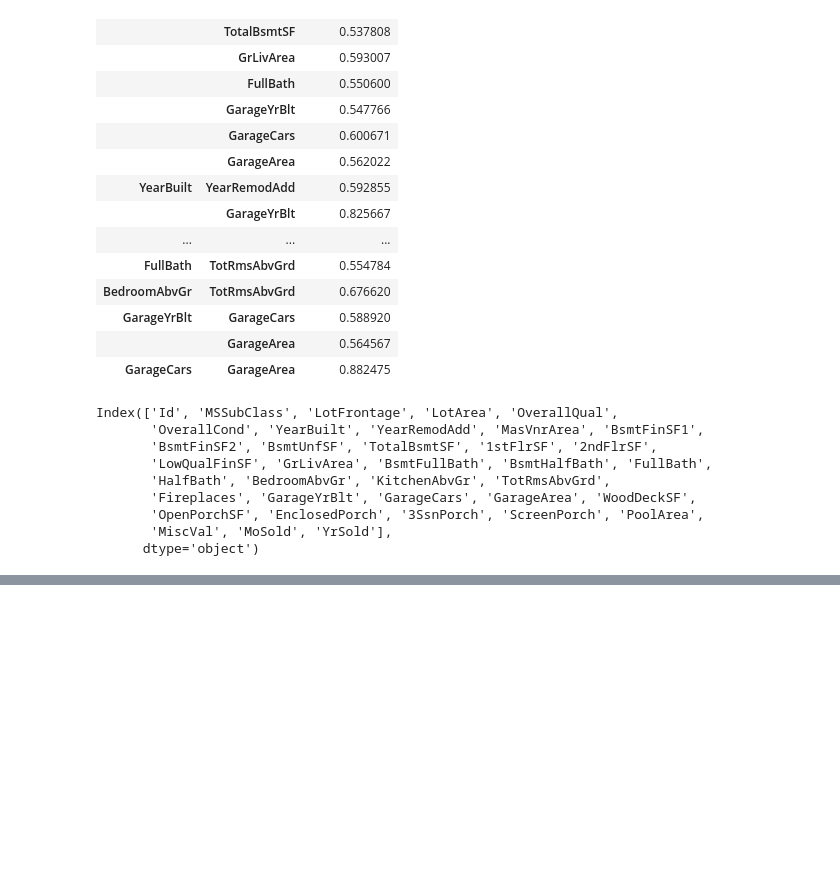
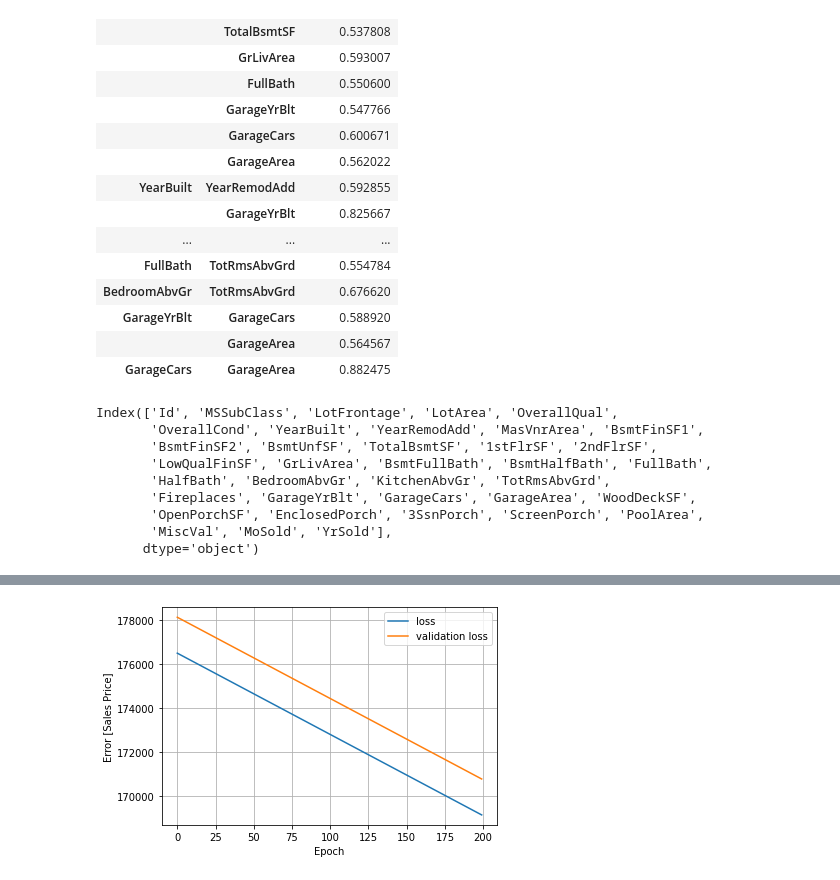
Before and after one commit to jaykye/HousePricePrediction, a Jupyter notebook: explore.ipynb, the cells around one changed output, grey strips where cells are left out. Cells and saved outputs as stored; diff of their text form; code cells hidden in the pictures; blank space fills up the shorter version.

Commit message:
added sv lr model.

```diff
--- a/explore.ipynb
+++ b/explore.ipynb
@@ -115,0 +133,6 @@ Index(['Id', 'MSSubClass', 'LotFrontage', 'LotArea', 'OverallQual',
+# %%
+svmodel = tf.keras.models.Sequential([
+    normalizer,
+    Dense(units=1)
+])
+svmodel.summary()
@@ -115,0 +152,29 @@ Index(['Id', 'MSSubClass', 'LotFrontage', 'LotArea', 'OverallQual',
+# %%
+svmodel.compile(
+    optimizer = tf.optimizers.Adam(learning_rate = 1),
+    loss='MAE')
+history = svmodel.fit(
+                ovq,
+                target,
+                epochs= 200,
+                verbose=0,
+                validation_split =0.2)
+# %%
+training_hist = pd.DataFrame.from_dict(history.history, orient='columns')
+training_hist.index.name = 'epoch'
+# %%
+def plot_training_hist(training_hist):
+    '''
+    training_hist: Dataframe constructed from hist.hist from training results.
+    '''
+    f, a = plt.subplots(1)
+    a.plot(training_hist['loss'], label='loss')
+    a.plot(training_hist['val_loss'], label='validation loss')
+    a.set_xlabel('Epoch')
+    a.set_ylabel('Error [Sales Price]')
+    a.grid(1)
+    a.legend()
+# %%
+plot_training_hist(training_hist)
+# %% [output]
+[figure, added]
```
Also changed, not shown: parts of 8 cells of this notebook.
